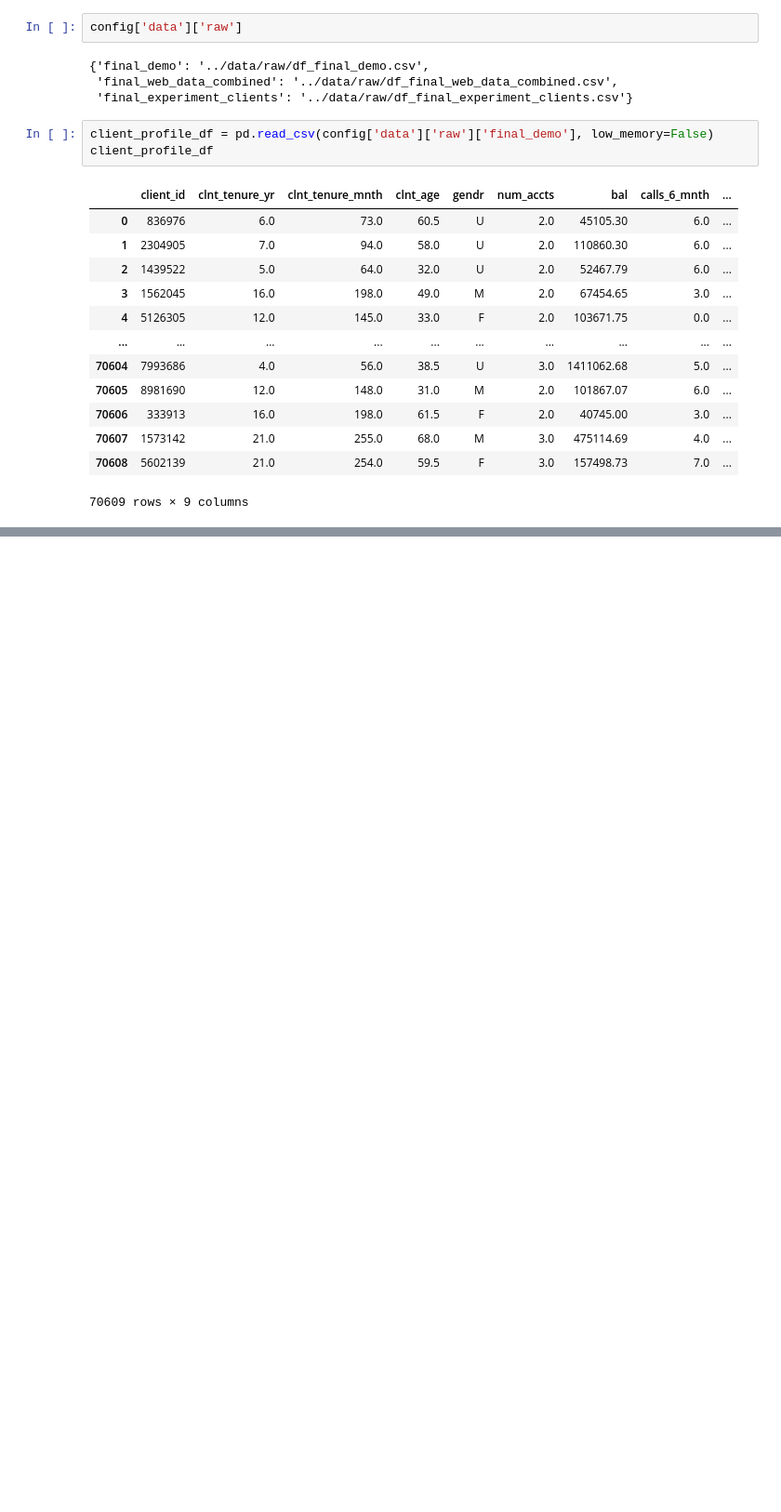
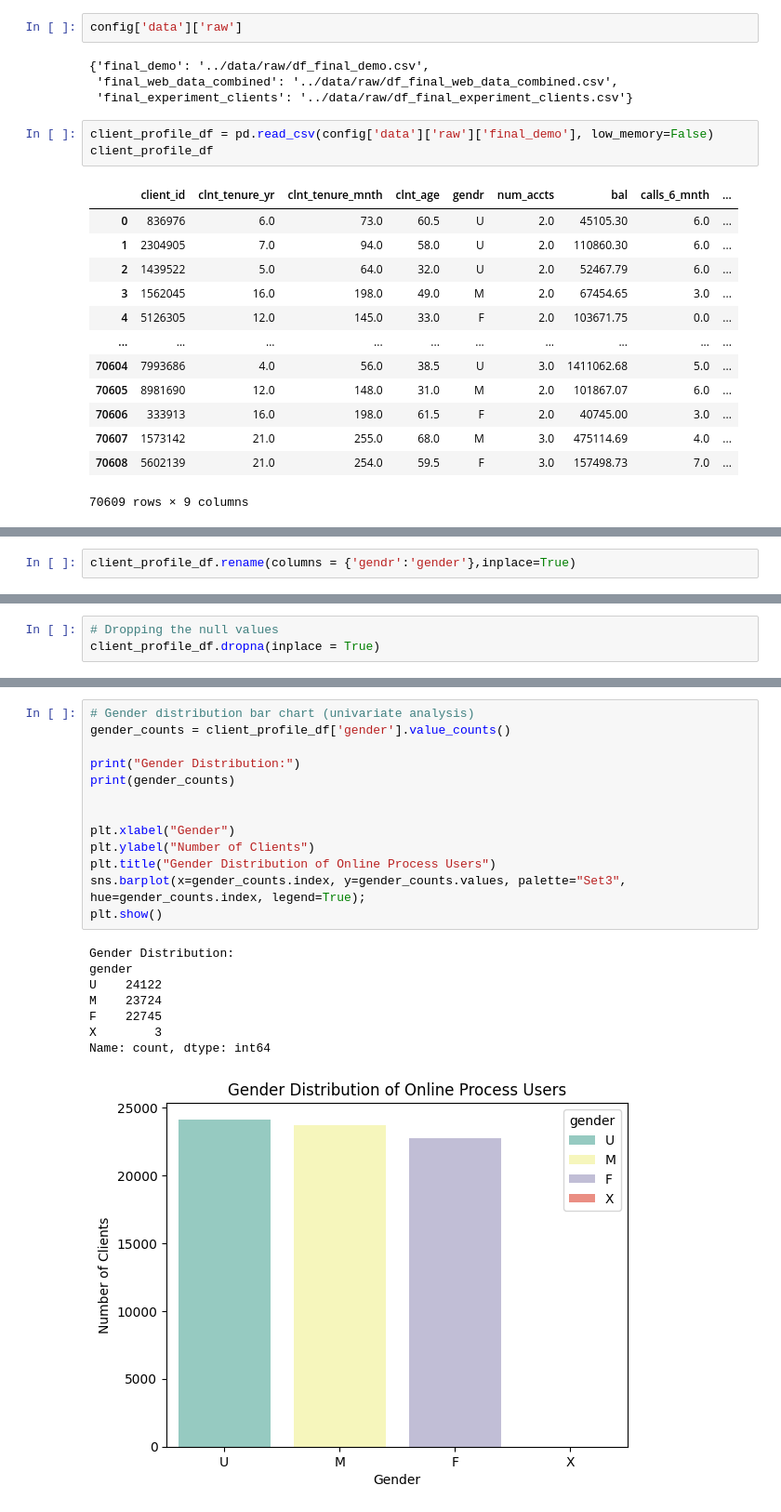
Before and after one commit to jayashreenagaraju/vanguard-test-control-analysis, a Jupyter notebook: notebooks/Customer-Experience.ipynb, the cells around one changed output, grey strips where cells are left out. Shown: that part at 93% size. Cells and saved outputs as stored; diff of their text form; blank space fills up the shorter version.

Commit message:
client behaviour analysis

```diff
--- a/notebooks/Customer-Experience.ipynb
+++ b/notebooks/Customer-Experience.ipynb
@@ -70,0 +101,2 @@ experiment_roster_df
+# %%
+client_profile_df.rename(columns = {'gendr':'gender'},inplace=True)
@@ -70,0 +154,3 @@ experiment_roster_df
+# %%
+# Dropping the null values
+client_profile_df.dropna(inplace = True)
@@ -70,0 +403,22 @@ experiment_roster_df
+# %%
+# Gender distribution bar chart (univariate analysis)
+gender_counts = client_profile_df['gender'].value_counts()
+
+print("Gender Distribution:")
+print(gender_counts)
+
+
+plt.xlabel("Gender")
+plt.ylabel("Number of Clients")
+plt.title("Gender Distribution of Online Process Users")
+sns.barplot(x=gender_counts.index, y=gender_counts.values, palette="Set3", hue=gender_counts.index, legend=True);
+plt.show()
+# %% [output]
+Gender Distribution:
+gender
+U    24122
+M    23724
+F    22745
+X        3
+Name: count, dtype: int64
+[figure, added]
```
Also changed, not shown: parts of 54 cells of this notebook, 1 other file.
